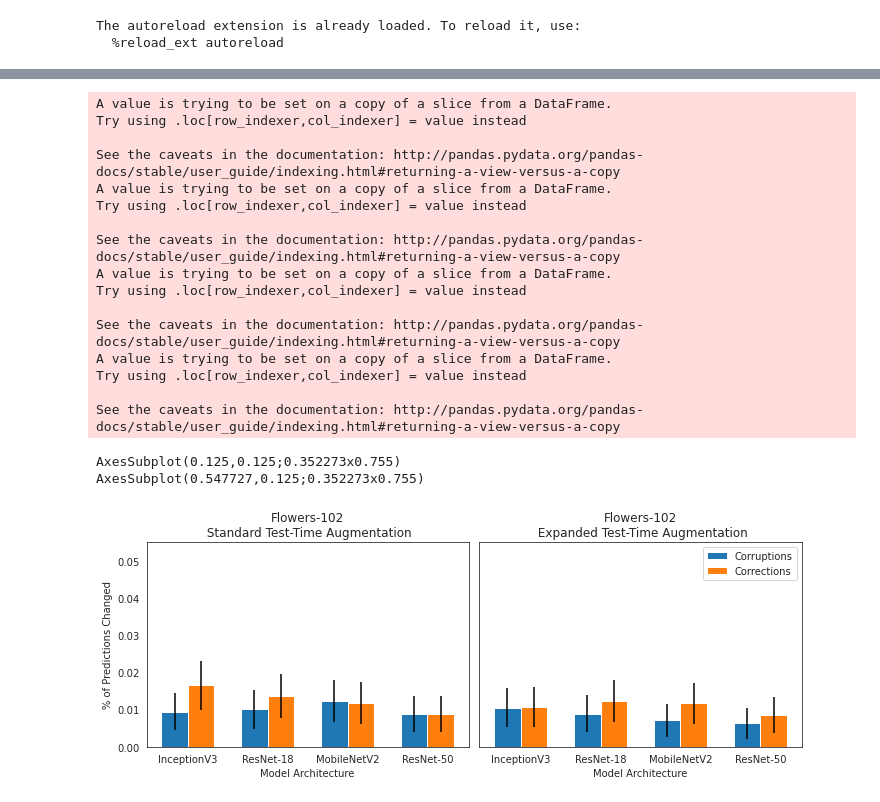
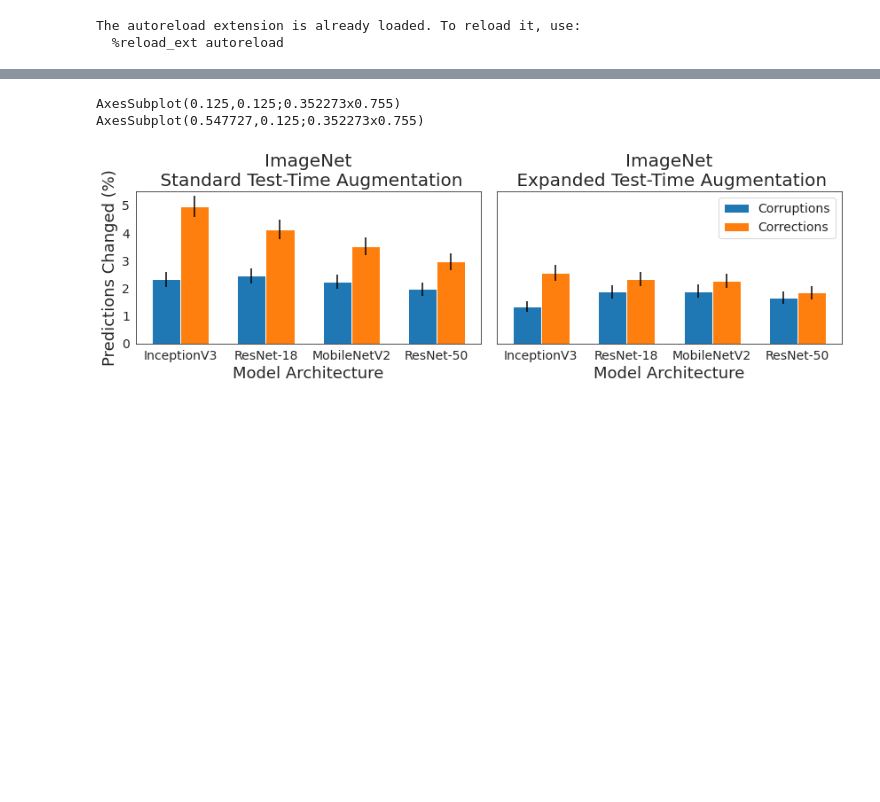
Before and after one commit to divyashan/test-time-augmentation, a Jupyter notebook: notebooks/dataset_section_figures.ipynb, the cells around one changed output, grey strips where cells are left out. Saved outputs shown, nothing was run; the diff lists cells and outputs as text; code cells hidden in the pictures; blank space fills up the shorter version.

```diff
--- a/notebooks/dataset_section_figures.ipynb
+++ b/notebooks/dataset_section_figures.ipynb
@@ -6,13 +6,33 @@ import h5py
 import numpy as np
 from tqdm.notebook import tqdm
 from utils import get_outputs_labels, get_correct_idxs, get_incorrect_idxs, propci_wilson_cc
+import matplotlib.pyplot as plt
+
 # How many corruptions per dataset/model combination
 datasets = ['imnet', 'flowers102']
 models = ['inceptionv3', 'resnet18', 'MobileNetV2', 'resnet50',]
+aggs = ['mean', 'partial_lr', 'full_lr', 'ours', 'gps']
+tta_policies = ['five_crop_hflip_scale']
 #orig_idx = 50
 #tta_policy = 'pil'
 orig_idx = 12
-tta_policy = 'five_crop_hflip_scale'
+
+
+model_name_dict = {'resnet18': 'ResNet-18', 'resnet50': 'ResNet-50',
+                   'MobileNetV2': 'MobileNetV2', 'inceptionv3': 'InceptionV3',
+                  }
+dataset_name_dict = {'imnet': 'ImageNet', 'flowers102': 'Flowers-102', 'birds200': 'Birds200'}
+SMALL_SIZE = 14
+MEDIUM_SIZE = 18
+BIGGER_SIZE = 20
+
+plt.rc('font', size=SMALL_SIZE)          # controls default text sizes
+plt.rc('axes', titlesize=BIGGER_SIZE)     # fontsize of the axes title
+plt.rc('axes', labelsize=MEDIUM_SIZE)    # fontsize of the x and y labels
+plt.rc('xtick', labelsize=SMALL_SIZE)    # fontsize of the tick labels
+plt.rc('ytick', labelsize=SMALL_SIZE)    # fontsize of the tick labels
+plt.rc('legend', fontsize=SMALL_SIZE)    # legend fontsize
+plt.rc('figure', titlesize=BIGGER_SIZE)  # fontsize of the figure title
 # %% [output]
 The autoreload extension is already loaded. To reload it, use:
   %reload_ext autoreload
@@ -66,74 +144,62 @@ import seaborn as sns
 sns.set_style('white')
 datasets = ['imnet', 'flowers102']
 models = ['inceptionv3', 'resnet18', 'MobileNetV2', 'resnet50',]
-fig, axs = plt.subplots(1, 2, figsize=(10, 4))
-for i in range(2):
+fig, axs = plt.subplots(1, 2, figsize=(12, 4))
+for i in range(2,4):
     dataset = 'imnet'
     path = '../results/expanded_corruptions_corrections'
-    ax = axs[i]
+    ax = axs[i-2]
     if i < 2:
         dataset = 'flowers102'
     if i % 2 == 0:
         path = '../results/corruptions_corrections'
     results_df = pd.read_csv(path)
     ds_results = results_df[results_df['dataset'] == dataset]
+    ds_results = ds_results[ds_results['change_type'].isin(['Corruptions', 'Corrections'])]
     if dataset == 'imnet':
         n_samples = 50000
     elif dataset == 'flowers102':
         ax.set_ylim(0, .0175)
         n_samples = 6149
 
-    ax.set_ylim(0, .055)
+    #ax.set_ylim(0, .055)
+    ax.set_ylim(0, 5.5)
     ds_results['pct_changed'] = ds_results['n_changed']/n_samples
     ds_results['ci_l'] = ds_results.apply(lambda row: propci_wilson_cc(row.n_changed, n_samples)[0],
                                           axis=1)
     ds_results['ci_u'] = ds_results.apply(lambda row: propci_wilson_cc(row.n_changed, n_samples)[1],
                                               axis=1)
     ds_results['error'] = ds_results['ci_u'] - ds_results['ci_l']
 
+    ds_results['error_scaled'] = 100*ds_results['error']
+    ds_results['pct_changed_scaled'] = 100*ds_results['pct_changed']
     cat = 'model'
     subcat = 'change_type'
-    err = 'error'
-    val = 'pct_changed'
+    err = 'error_scaled'
+    val = 'pct_changed_scaled'
     grouped_barplot(ds_results, cat, subcat, val, err, ax)
 
 
 
 
-    ax.set_ylabel("% of Predictions Changed")
+    ax.set_ylabel("Predictions Changed (%)")
     if i % 2 == 1:
         ax.set_yticklabels([])
         ax.set_ylabel("")
 
     ax.set_xlabel("Model Architecture")
     ax.set_xticklabels([model_name_dict[i] for i in models])
     if i % 2 == 0:
         ax.set_title(dataset_name_dict[dataset] + "\n Standard Test-Time Augmentation")
     else:
         ax.set_title(dataset_name_dict[dataset] + "\n Expanded Test-Time Augmentation")
     if i % 2 == 1:
         plt.legend()
 plt.tight_layout()
 # %% [output]
-A value is trying to be set on a copy of a slice from a DataFrame.
-Try using .loc[row_indexer,col_indexer] = value instead
-
-See the caveats in the documentation: http://pandas.pydata.org/pandas-docs/stable/user_guide/indexing.html#returning-a-view-versus-a-copy
-A value is trying to be set on a copy of a slice from a DataFrame.
-Try using .loc[row_indexer,col_indexer] = value instead
-
-See the caveats in the documentation: http://pandas.pydata.org/pandas-docs/stable/user_guide/indexing.html#returning-a-view-versus-a-copy
-A value is trying to be set on a copy of a slice from a DataFrame.
-Try using .loc[row_indexer,col_indexer] = value instead
-
-See the caveats in the documentation: http://pandas.pydata.org/pandas-docs/stable/user_guide/indexing.html#returning-a-view-versus-a-copy
-A value is trying to be set on a copy of a slice from a DataFrame.
-Try using .loc[row_indexer,col_indexer] = value instead
-
-See the caveats in the documentation: http://pandas.pydata.org/pandas-docs/stable/user_guide/indexing.html#returning-a-view-versus-a-copy
+AxesSubplot(0.125,0.125;0.352273x0.755)
+AxesSubplot(0.547727,0.125;0.352273x0.755)
-AxesSubplot(0.125,0.125;0.352273x0.755)
-AxesSubplot(0.547727,0.125;0.352273x0.755)
-[figure, old version]
+[figure, new version]
 # %%
 dataset = 'imnet'
 path = '../results/corruptions_corrections'
```
Also changed, not shown: parts of 30 cells of this notebook, 17 other files.
